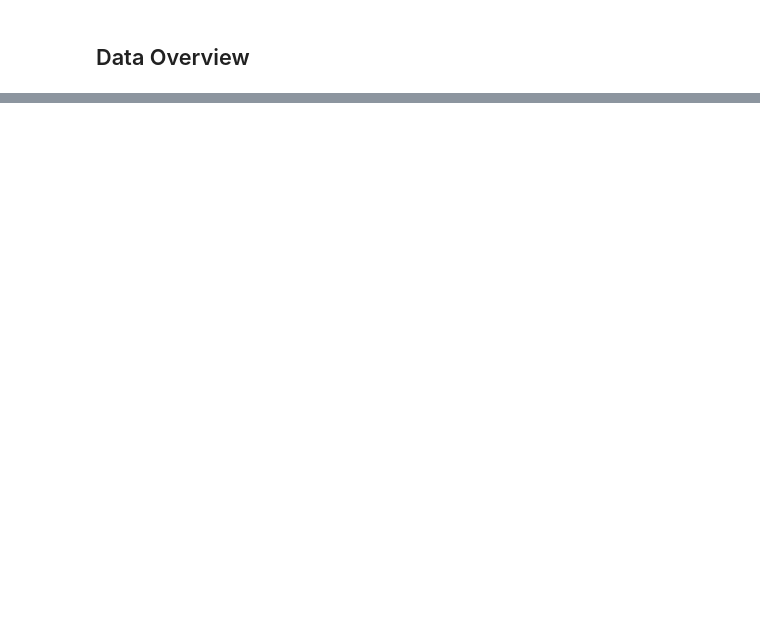
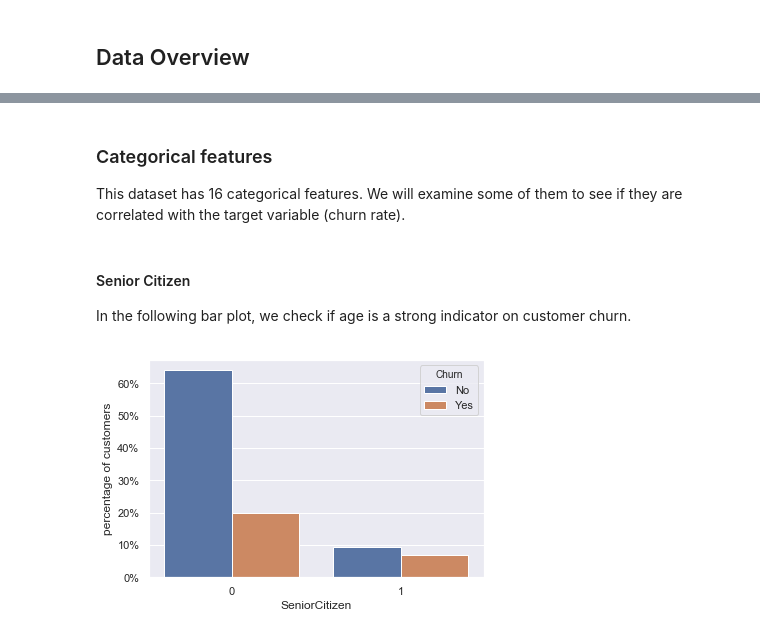
Before and after one commit to danb27/UW-MSIS522, a Jupyter notebook: lab/lab1/lab1_case_study.ipynb, the cells around one changed output, grey strips where cells are left out. Saved outputs shown, nothing was run; the diff lists cells and outputs as text; code cells hidden in the pictures; blank space fills up the shorter version.

```diff
--- a/lab/lab1/lab1_case_study.ipynb
+++ b/lab/lab1/lab1_case_study.ipynb
@@ -1473,0 +156,22 @@ for i,j,k in itertools.zip_longest(lst,range(length),mods) :
+# %% [markdown]
+### Categorical features
+This dataset has 16 categorical features. We will examine some of them to see if they are correlated with the target variable (churn rate).
+# %% [markdown]
+#### Senior Citizen
+In the following bar plot, we check if age is a strong indicator on customer churn.
+# %%
+def barplot_percentages(feature, orient='v', axis_name="percentage of customers"):
+    ratios = pd.DataFrame()
+    g = df.groupby(feature)["Churn"].value_counts().to_frame()
+    g = g.rename({"Churn": axis_name}, axis=1).reset_index()
+    g[axis_name] = g[axis_name]/len(df)
+    if orient == 'v':
+        ax = sns.barplot(x=feature, y= axis_name, hue='Churn', data=g, orient=orient)
+        ax.set_yticklabels(['{:,.0%}'.format(y) for y in ax.get_yticks()])
+    else:
+        ax = sns.barplot(x= axis_name, y=feature, hue='Churn', data=g, orient=orient)
+        ax.set_xticklabels(['{:,.0%}'.format(x) for x in ax.get_xticks()])
+    ax.plot()
+barplot_percentages("SeniorCitizen")
+# %% [output]
+[figure, added]
```
Also changed, not shown: parts of 94 cells of this notebook.
